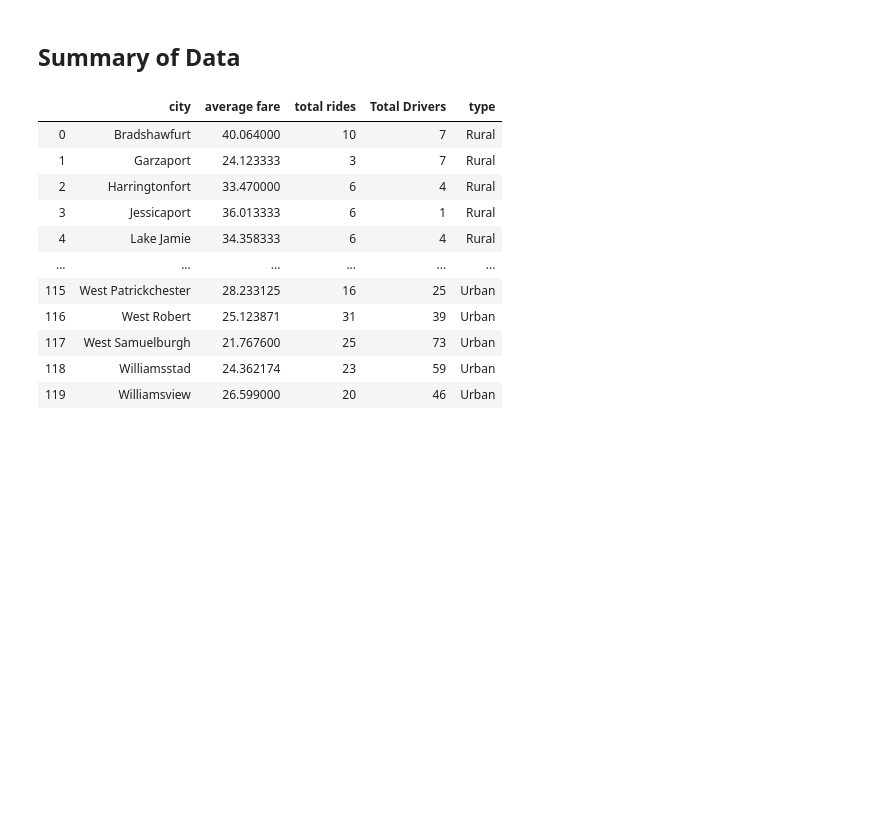
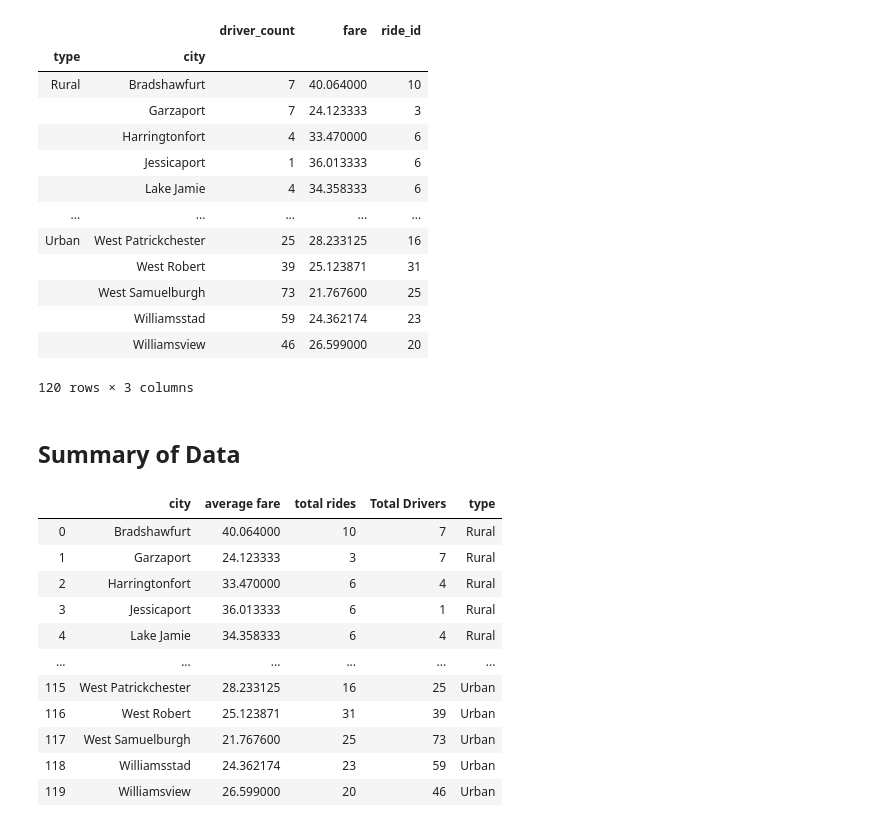
Before and after one commit to jurioste4/Matplot_homework, a Jupyter notebook: rideanalysis.ipynb, the cells around one changed output. Cells and saved outputs as stored; diff of their text form; code cells hidden in the pictures; blank space fills up the shorter version.

```diff
--- a/rideanalysis.ipynb
+++ b/rideanalysis.ipynb
@@ -17,19 +17,36 @@ data = pd.merge(city_df, ride_df, how='inner', on='city')
 # %%
 ###  this code below this message city_total does in 6 lines what I did in sumary data dones .. I wish I knew about this
 # before I started .
 # as you can see create a varable group by type and city .agg dictionary get mean and count of all three colums
 # then change there column names .. I wanted to scream but noted this for next time.
 
 
 
 
-#city_total = data.groupby(['type','city']).agg({'driver_count':'mean',
-#                                                    'fare':'mean',
-#                                                    'ride_id':'count'})
+city_total = data.groupby(['type','city']).agg({'driver_count':'mean',
+                                                   'fare':'mean',
+                                                   'ride_id':'count'})
 
 # city_report = city_total.rename(columns = {"driver_count": "Total Drivers",
 #                                                "fare": "average fare",
 #                                                "ride_id": "total rides"})
+
+city_total
+# %% [output]
+|  |  | driver_count | fare | ride_id |
+| type | city |  |  |  |
+| Rural | Bradshawfurt | 7 | 40.064000 | 10 |
+|  | Garzaport | 7 | 24.123333 | 3 |
+|  | Harringtonfort | 4 | 33.470000 | 6 |
+|  | Jessicaport | 1 | 36.013333 | 6 |
+|  | Lake Jamie | 4 | 34.358333 | 6 |
+| ... | ... | ... | ... | ... |
+| Urban | West Patrickchester | 25 | 28.233125 | 16 |
+|  | West Robert | 39 | 25.123871 | 31 |
+|  | West Samuelburgh | 73 | 21.767600 | 25 |
+|  | Williamsstad | 59 | 24.362174 | 23 |
+|  | Williamsview | 46 | 26.599000 | 20 |
+120 rows × 3 columns
 # %% [markdown]
 ## Summary of Data
 # %%
```
Also changed, not shown: parts of 2 cells of this notebook, 1 other file.
